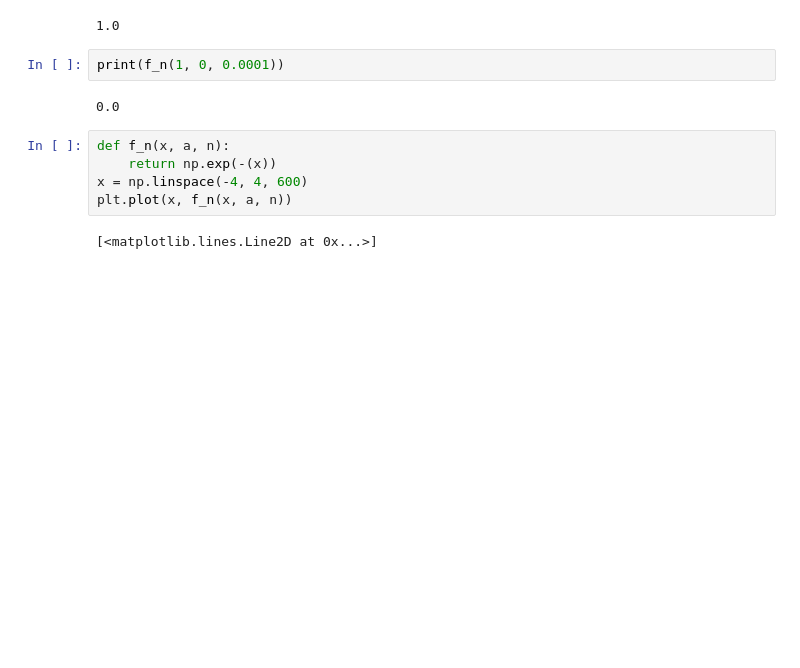
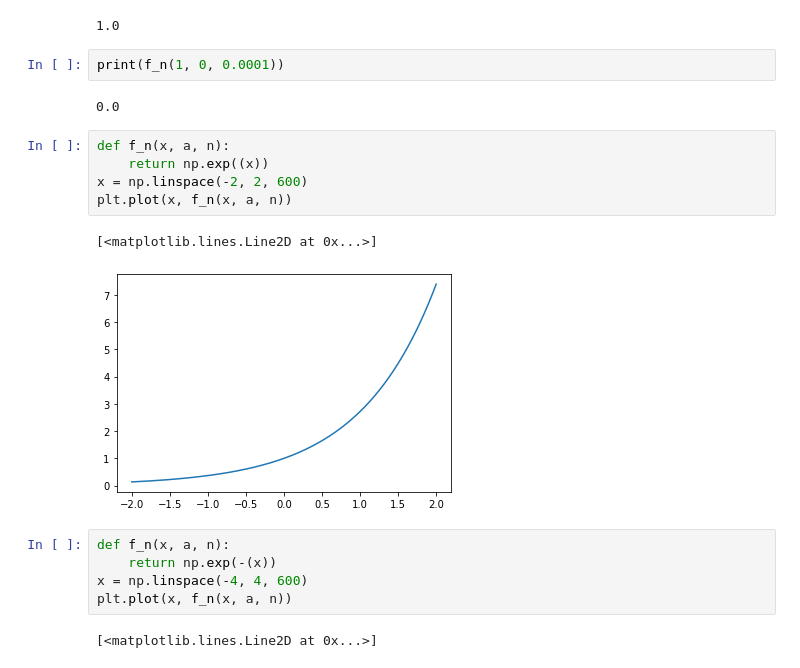
Before and after one commit to ManuelSVN/Nolting-Band-3, a Jupyter notebook: NoltingBand3/1.7 Aufgaben/Aufgabel 1_7_1.ipynb, the cells around one changed output. Drawn from its saved outputs; the diff is of its cells as text; blank space fills up the shorter version.

Commit message:
plots adapted

```diff
--- a/NoltingBand3/1.7 Aufgaben/Aufgabel 1_7_1.ipynb
+++ b/NoltingBand3/1.7 Aufgaben/Aufgabel 1_7_1.ipynb
@@ -45,6 +45,14 @@ f_n(1, 1, 0.0001)
 print(f_n(1, 0, 0.0001))
 # %% [output]
 0.0
+# %%
+def f_n(x, a, n):
+    return np.exp((x))
+x = np.linspace(-2, 2, 600)
+plt.plot(x, f_n(x, a, n))
+# %% [output]
+[<matplotlib.lines.Line2D at 0x...>]
+[figure, added]
 # %%
 def f_n(x, a, n):
     return np.exp(-(x))
```
Also changed, not shown: parts of 1 cell of this notebook.
